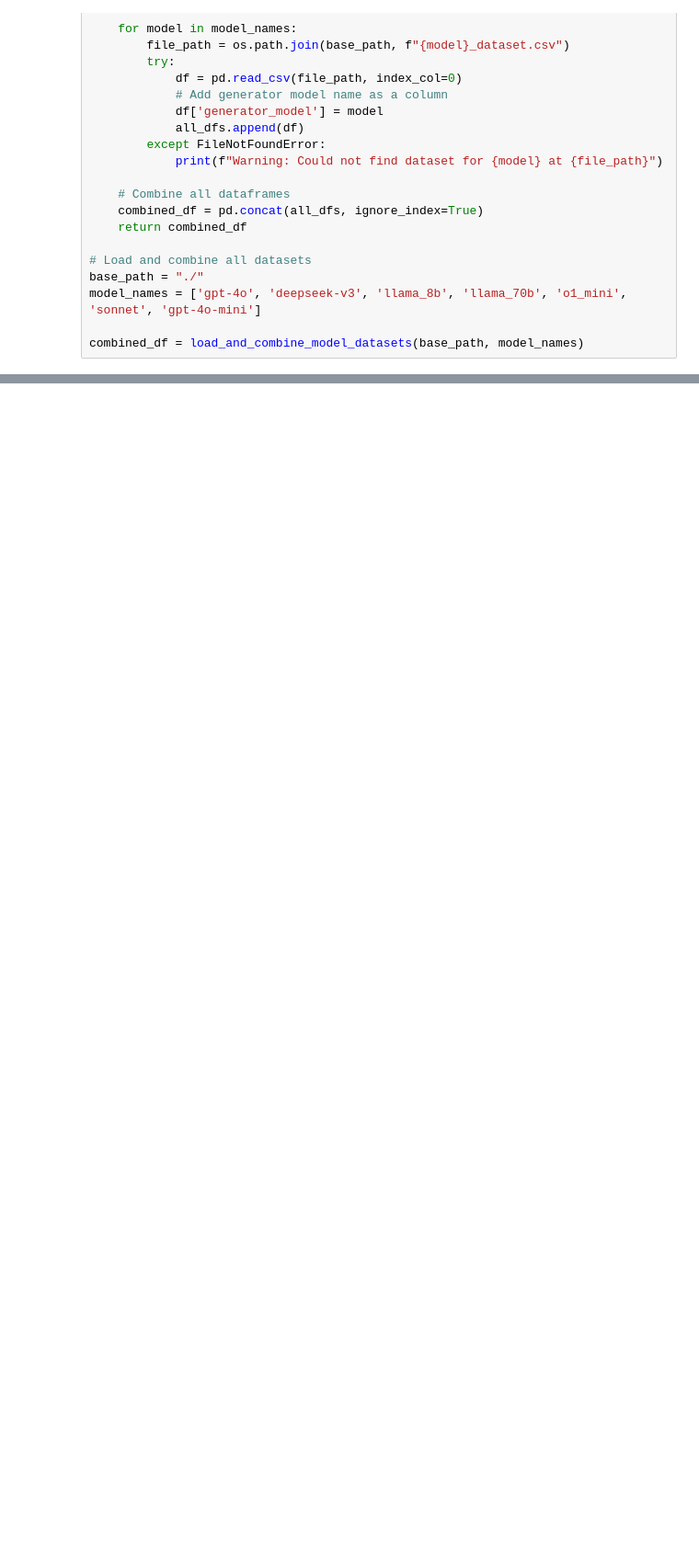
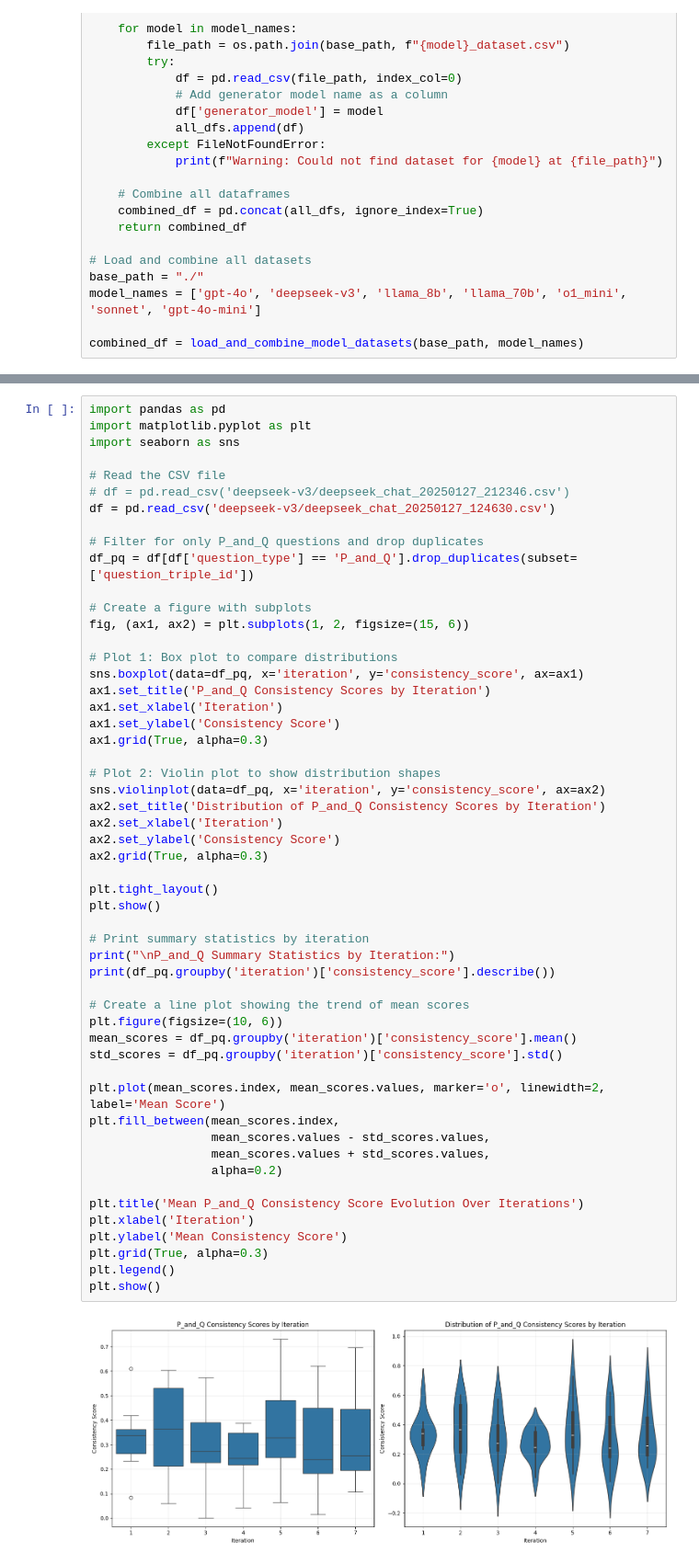
Before and after one commit to davisrbr/adaptive_evals, a Jupyter notebook: tasks/cond_100/clustering.ipynb, the cells around one changed output, grey strips where cells are left out. Shown at 92% size. Drawn from its saved outputs; the diff is of its cells as text; blank space fills up the shorter version.

```diff
--- a/tasks/cond_100/clustering.ipynb
+++ b/tasks/cond_100/clustering.ipynb
@@ -247,0 +742,55 @@ Name: count, dtype: int64
+# %%
+import pandas as pd
+import matplotlib.pyplot as plt
+import seaborn as sns
+
+# Read the CSV file
+# df = pd.read_csv('deepseek-v3/deepseek_chat_20250127_212346.csv')
+df = pd.read_csv('deepseek-v3/deepseek_chat_20250127_124630.csv')
+
+# Filter for only P_and_Q questions and drop duplicates
+df_pq = df[df['question_type'] == 'P_and_Q'].drop_duplicates(subset=['question_triple_id'])
+
+# Create a figure with subplots
+fig, (ax1, ax2) = plt.subplots(1, 2, figsize=(15, 6))
+
+# Plot 1: Box plot to compare distributions
+sns.boxplot(data=df_pq, x='iteration', y='consistency_score', ax=ax1)
+ax1.set_title('P_and_Q Consistency Scores by Iteration')
+ax1.set_xlabel('Iteration')
+ax1.set_ylabel('Consistency Score')
+ax1.grid(True, alpha=0.3)
+
+# Plot 2: Violin plot to show distribution shapes
+sns.violinplot(data=df_pq, x='iteration', y='consistency_score', ax=ax2)
+ax2.set_title('Distribution of P_and_Q Consistency Scores by Iteration')
+ax2.set_xlabel('Iteration')
+ax2.set_ylabel('Consistency Score')
+ax2.grid(True, alpha=0.3)
+
+plt.tight_layout()
+plt.show()
+
+# Print summary statistics by iteration
+print("\nP_and_Q Summary Statistics by Iteration:")
+print(df_pq.groupby('iteration')['consistency_score'].describe())
+
+# Create a line plot showing the trend of mean scores
+plt.figure(figsize=(10, 6))
+mean_scores = df_pq.groupby('iteration')['consistency_score'].mean()
+std_scores = df_pq.groupby('iteration')['consistency_score'].std()
+
+plt.plot(mean_scores.index, mean_scores.values, marker='o', linewidth=2, label='Mean Score')
+plt.fill_between(mean_scores.index,
+                 mean_scores.values - std_scores.values,
+                 mean_scores.values + std_scores.values,
+                 alpha=0.2)
+
+plt.title('Mean P_and_Q Consistency Score Evolution Over Iterations')
+plt.xlabel('Iteration')
+plt.ylabel('Mean Consistency Score')
+plt.grid(True, alpha=0.3)
+plt.legend()
+plt.show()
+# %% [output]
+[figure, added]
```
Also changed, not shown: parts of 11 cells of this notebook, 12 other files.
